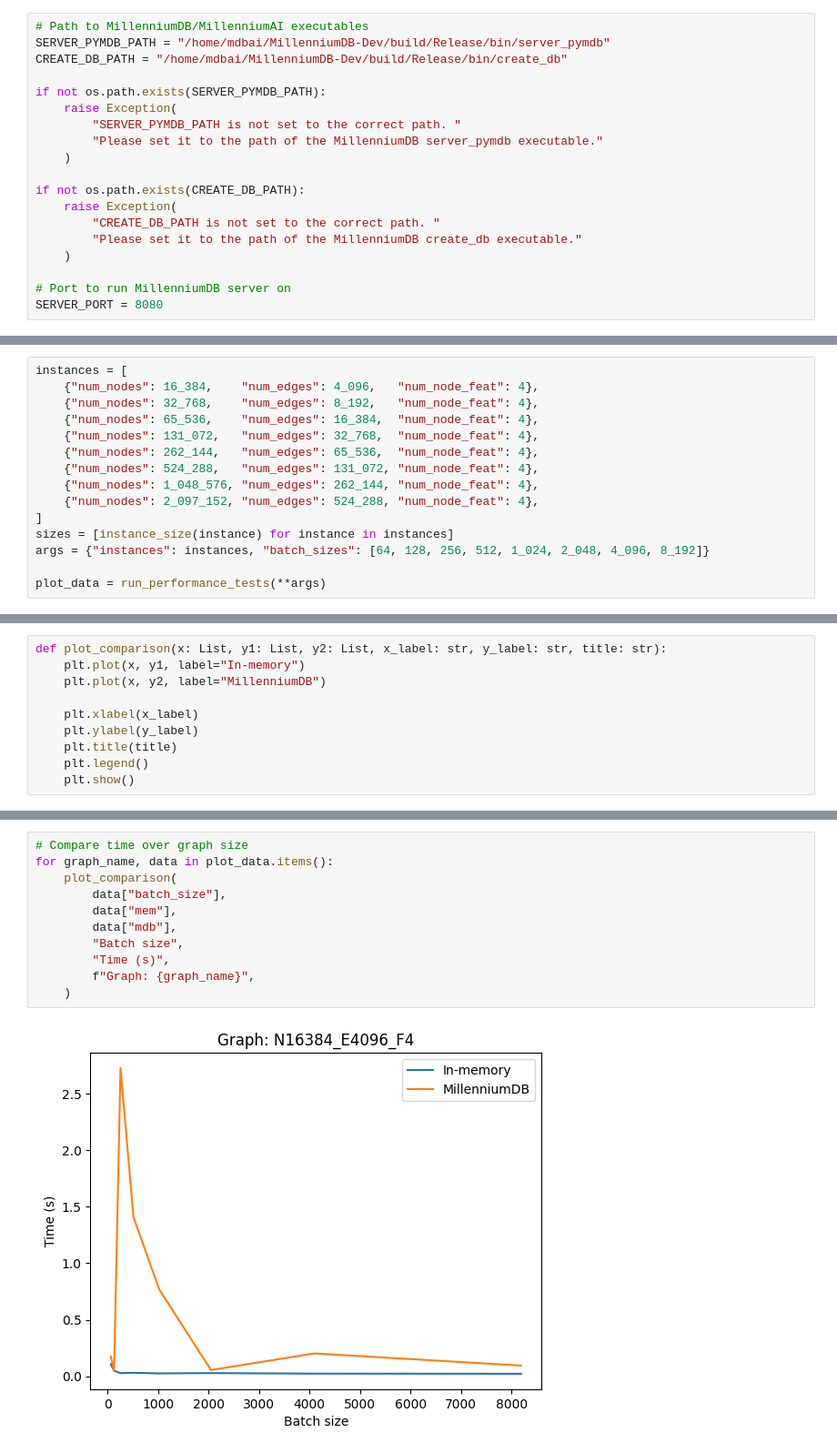
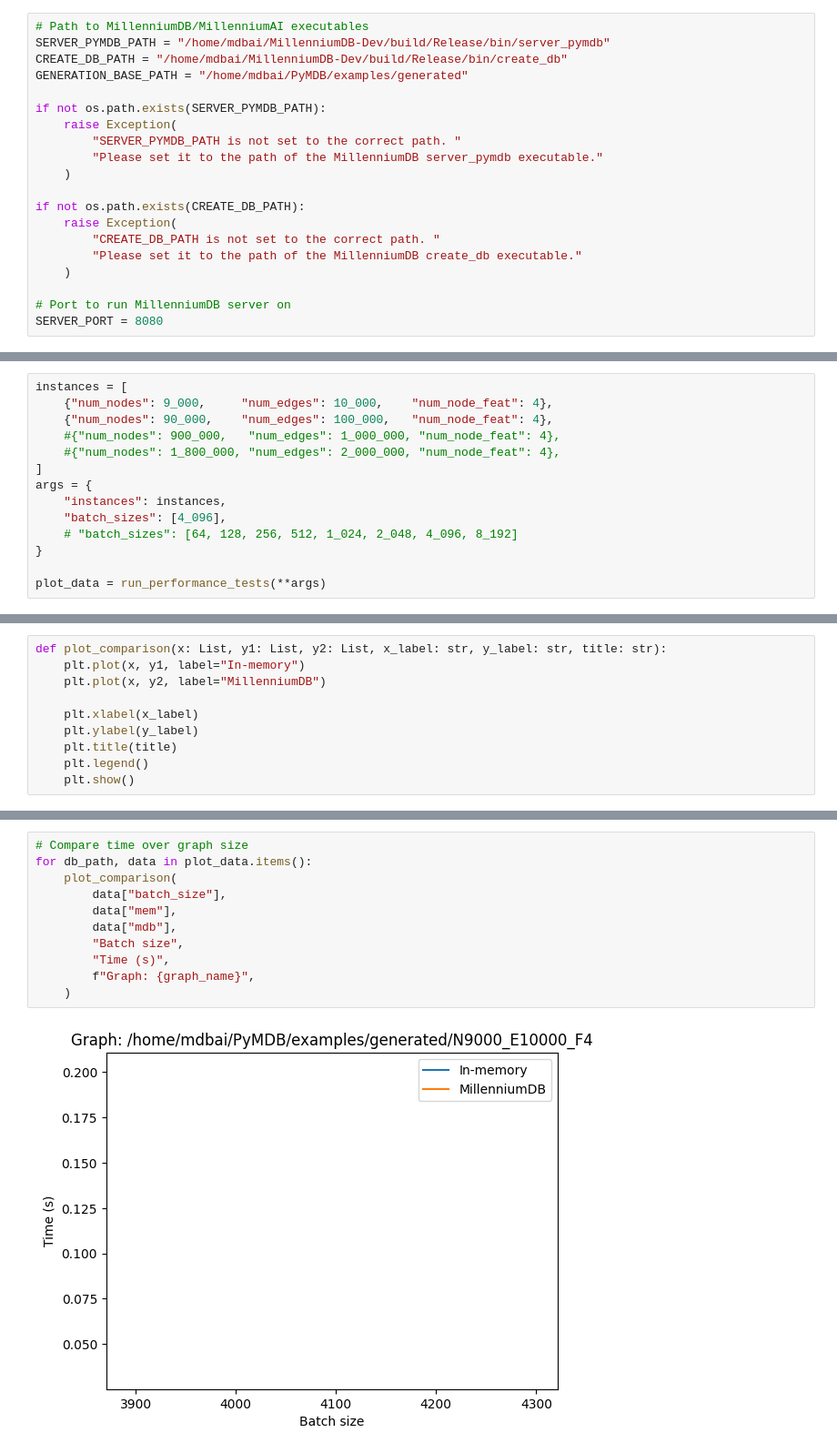
Before and after one commit to MillenniumDB/PyMillDB, a Jupyter notebook: examples/performance.ipynb, the cells around one changed output, grey strips where cells are left out. Shown: that part at 91% size. Drawn from its saved outputs; the diff is of its cells as text.

Commit message:
modified graph generation with pickle and server kill after each test

```diff
--- a/examples/performance.ipynb
+++ b/examples/performance.ipynb
@@ -31,6 +32,7 @@ from pymdb import (
 # Path to MillenniumDB/MillenniumAI executables
 SERVER_PYMDB_PATH = "/home/mdbai/MillenniumDB-Dev/build/Release/bin/server_pymdb"
 CREATE_DB_PATH = "/home/mdbai/MillenniumDB-Dev/build/Release/bin/create_db"
+GENERATION_BASE_PATH = "/home/mdbai/PyMDB/examples/generated"
 
 if not os.path.exists(SERVER_PYMDB_PATH):
     raise Exception(
@@ -180,17 +183,16 @@ def run_performance_tests(instances: List[Dict], batch_sizes: List[int]):
 ### Run performance tests for instances
 # %%
 instances = [
-    {"num_nodes": 16_384,    "num_edges": 4_096,   "num_node_feat": 4},
-    {"num_nodes": 32_768,    "num_edges": 8_192,   "num_node_feat": 4},
-    {"num_nodes": 65_536,    "num_edges": 16_384,  "num_node_feat": 4},
-    {"num_nodes": 131_072,   "num_edges": 32_768,  "num_node_feat": 4},
-    {"num_nodes": 262_144,   "num_edges": 65_536,  "num_node_feat": 4},
-    {"num_nodes": 524_288,   "num_edges": 131_072, "num_node_feat": 4},
-    {"num_nodes": 1_048_576, "num_edges": 262_144, "num_node_feat": 4},
-    {"num_nodes": 2_097_152, "num_edges": 524_288, "num_node_feat": 4},
+    {"num_nodes": 9_000,     "num_edges": 10_000,    "num_node_feat": 4},
+    {"num_nodes": 90_000,    "num_edges": 100_000,   "num_node_feat": 4},
+    #{"num_nodes": 900_000,   "num_edges": 1_000_000, "num_node_feat": 4},
+    #{"num_nodes": 1_800_000, "num_edges": 2_000_000, "num_node_feat": 4},
 ]
-sizes = [instance_size(instance) for instance in instances]
-args = {"instances": instances, "batch_sizes": [64, 128, 256, 512, 1_024, 2_048, 4_096, 8_192]}
+args = {
+    "instances": instances,
+    "batch_sizes": [4_096],
+    # "batch_sizes": [64, 128, 256, 512, 1_024, 2_048, 4_096, 8_192]
+}
 
 plot_data = run_performance_tests(**args)
 # %% [output]
@@ -228,13 +223,13 @@ print(plot_data)
 # %%
 # Compare time over graph size
-for graph_name, data in plot_data.items():
+for db_path, data in plot_data.items():
     plot_comparison(
         data["batch_size"],
         data["mem"],
         data["mdb"],
         "Batch size",
         "Time (s)",
         f"Graph: {graph_name}",
     )
 # %% [output]
-[figure, old version]
+[figure, new version]
```
Also changed, not shown: parts of 5 cells of this notebook.
